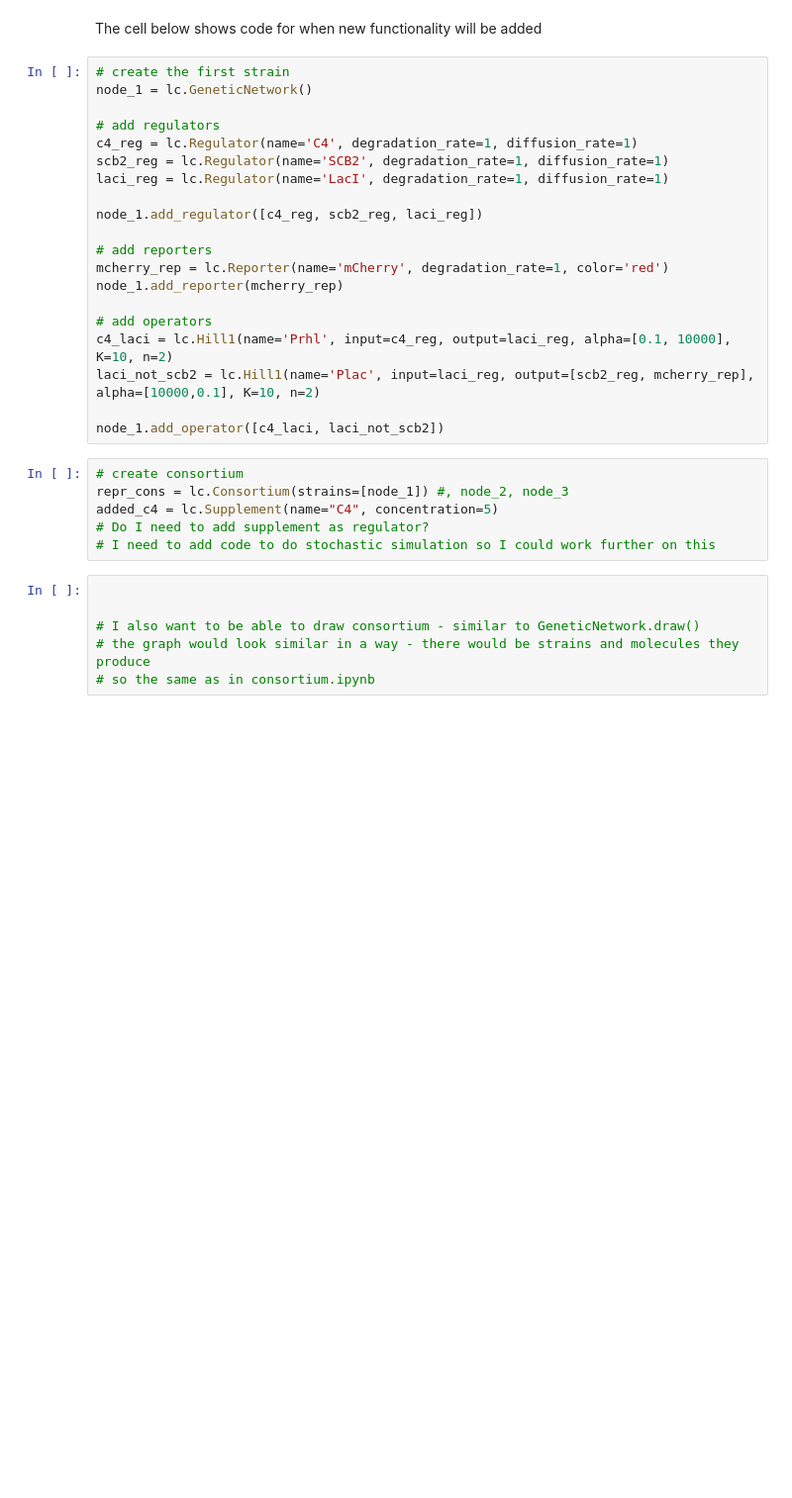
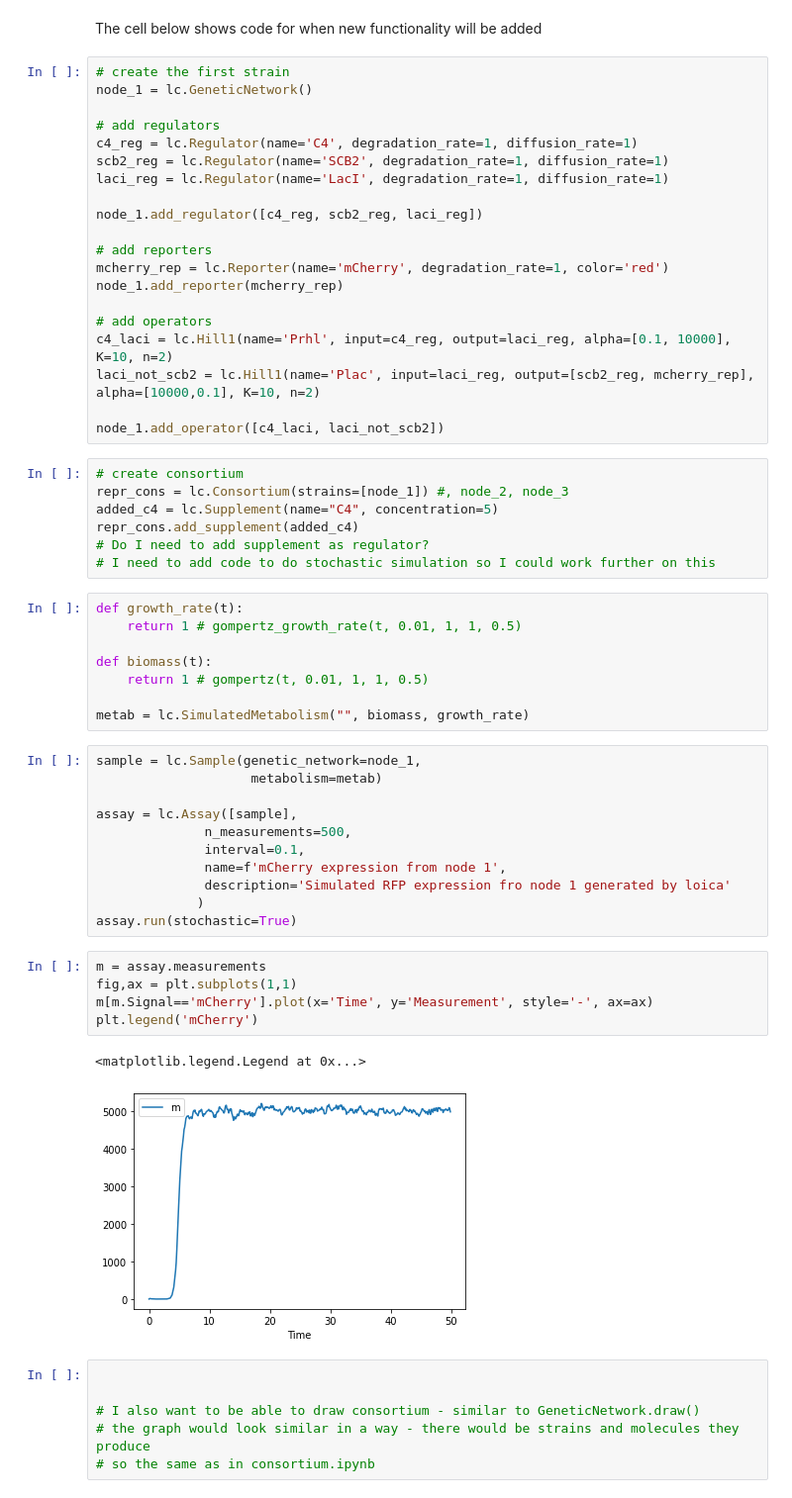
Before and after one commit to LKonkina/Repressilator_project, a Jupyter notebook: simplified_consortium.ipynb, the cells around one changed output. Shown at 99% size. Cells and saved outputs as stored; diff of their text form; blank space fills up the shorter version.

Commit message:
Simulate mCherry expression

```diff
--- a/simplified_consortium.ipynb
+++ b/simplified_consortium.ipynb
@@ -53,8 +53,36 @@ node_1.add_operator([c4_laci, laci_not_scb2])
 # create consortium
 repr_cons = lc.Consortium(strains=[node_1]) #, node_2, node_3
 added_c4 = lc.Supplement(name="C4", concentration=5)
+repr_cons.add_supplement(added_c4)
 # Do I need to add supplement as regulator?
 # I need to add code to do stochastic simulation so I could work further on this
+# %%
+def growth_rate(t):
+    return 1 # gompertz_growth_rate(t, 0.01, 1, 1, 0.5)
+
+def biomass(t):
+    return 1 # gompertz(t, 0.01, 1, 1, 0.5)
+
+metab = lc.SimulatedMetabolism("", biomass, growth_rate)
+# %%
+sample = lc.Sample(genetic_network=node_1,
+                    metabolism=metab)
+
+assay = lc.Assay([sample],
+              n_measurements=500,
+              interval=0.1,
+              name=f'mCherry expression from node 1',
+              description='Simulated RFP expression fro node 1 generated by loica'
+             )
+assay.run(stochastic=True)
+# %%
+m = assay.measurements
+fig,ax = plt.subplots(1,1)
+m[m.Signal=='mCherry'].plot(x='Time', y='Measurement', style='-', ax=ax)
+plt.legend('mCherry')
+# %% [output]
+<matplotlib.legend.Legend at 0x...>
+[figure, added]
 # %%
 
 
```
Also changed, not shown: parts of 2 cells of this notebook.
